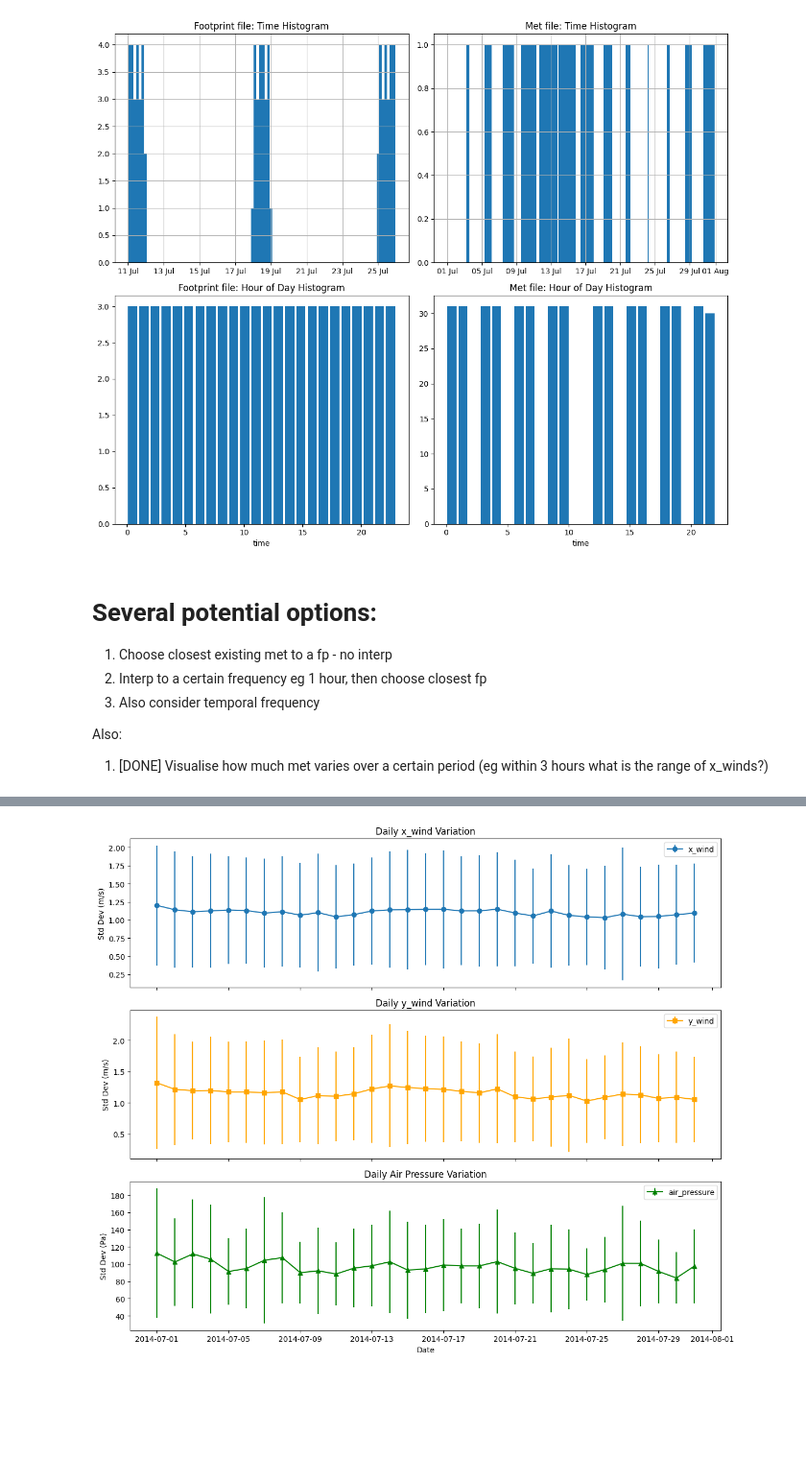
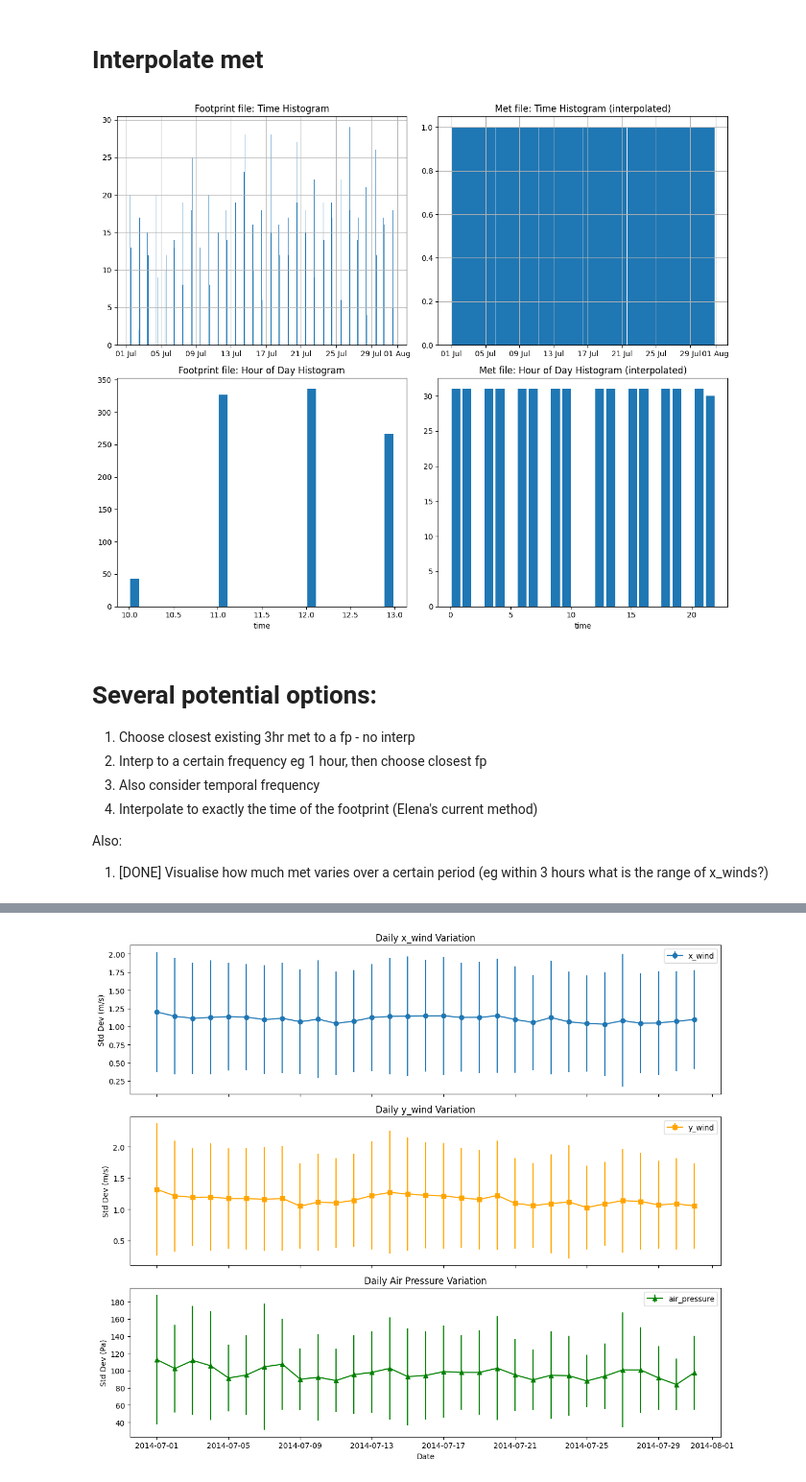
Before and after one commit to GATES-Lab/GATES_LPDM_emulator, a Jupyter notebook: met_interp_load.ipynb, the cells around one changed output, grey strips where cells are left out. Shown at 96% size. Saved outputs shown, nothing was run; the diff lists cells and outputs as text; code cells hidden in the pictures; blank space fills up the shorter version.

```diff
--- a/met_interp_load.ipynb
+++ b/met_interp_load.ipynb
@@ -12,7 +12,7 @@ from model.data.load_data import *
 domain = "NORTHAFRICA"
 date = "201407"
 # %%
-fp_datadir = f"/group/chemistry/acrg/LPDM/fp_NAME_pre20210701/{domain}/LMP-10magl_{domain}_{date}.nc"
+fp_datadir = f"/group/chemistry/acrg/LPDM/fp_NAME_pre20210701/{domain}/GOSAT-SAHARA-column_{domain}_{date}.nc"
 met_datadir = f"/group/chemistry/acrg/met_archive/UM/{domain}/{domain}_Met_{date}.nc"
 
 # Load the data
@@ -45,3 +45,5 @@ plt.show()
+# %% [markdown]
+# Interpolate met
 # %%
 def interpolate_met_time(ds, interval_minutes=60):
     """
@@ -70,34 +72,35 @@ def interpolate_met_time(ds, interval_minutes=60):
 # %%
 met_interp = interpolate_met_time(met_ds, interval_minutes=90)
 # %%
-# Visualise fp and met datasets
+# Visualise fp and *interpolated* met datasets
 
 fig, axs = plt.subplots(2, 2, figsize=(12, 10))
 # Example plots using ds and fp_ds time histograms
-fp_ds['time'].to_dataframe().hist(column='time', bins=100, ax=axs[0, 0])
+fp_ds['time'].to_dataframe().hist(column='time', bins=500, ax=axs[0, 0])
 axs[0, 0].set_title('Footprint file: Time Histogram')
 
-met_interp['time'].to_dataframe().hist(column='time', bins=1000, ax=axs[0, 1])
-axs[0, 1].set_title('Met file: Time Histogram')
+met_interp['time'].to_dataframe().hist(column='time', bins=500, ax=axs[0, 1])
+axs[0, 1].set_title('Met file: Time Histogram (interpolated)')
 
 fp_ds['time'].dt.hour.plot.hist(bins=24, rwidth=0.8, ax=axs[1, 0])
 axs[1, 0].set_title('Footprint file: Hour of Day Histogram')
 
 met_interp['time'].dt.hour.plot.hist(bins=24, rwidth=0.8, ax=axs[1, 1])
-axs[1, 1].set_title('Met file: Hour of Day Histogram')
+axs[1, 1].set_title('Met file: Hour of Day Histogram (interpolated)')
 
 axs[0, 0].xaxis.set_major_formatter(date_formatter)
 axs[0, 1].xaxis.set_major_formatter(date_formatter)
 
 plt.tight_layout()
 plt.show()
 # %% [output]
-[figure, old version]
+[figure, new version]
 # %% [markdown]
 # Several potential options:
-1) Choose closest existing met to a fp - no interp
+1) Choose closest existing 3hr met to a fp - no interp
 2) Interp to a certain frequency eg 1 hour, then choose closest fp
 3) Also consider temporal frequency
+4) Interpolate to exactly the time of the footprint (Elena's current method)
 
 Also:
 1) [DONE] Visualise how much met varies over a certain period (eg within 3 hours what is the range of x_winds?)
```
Also changed, not shown: parts of 7 cells of this notebook.
